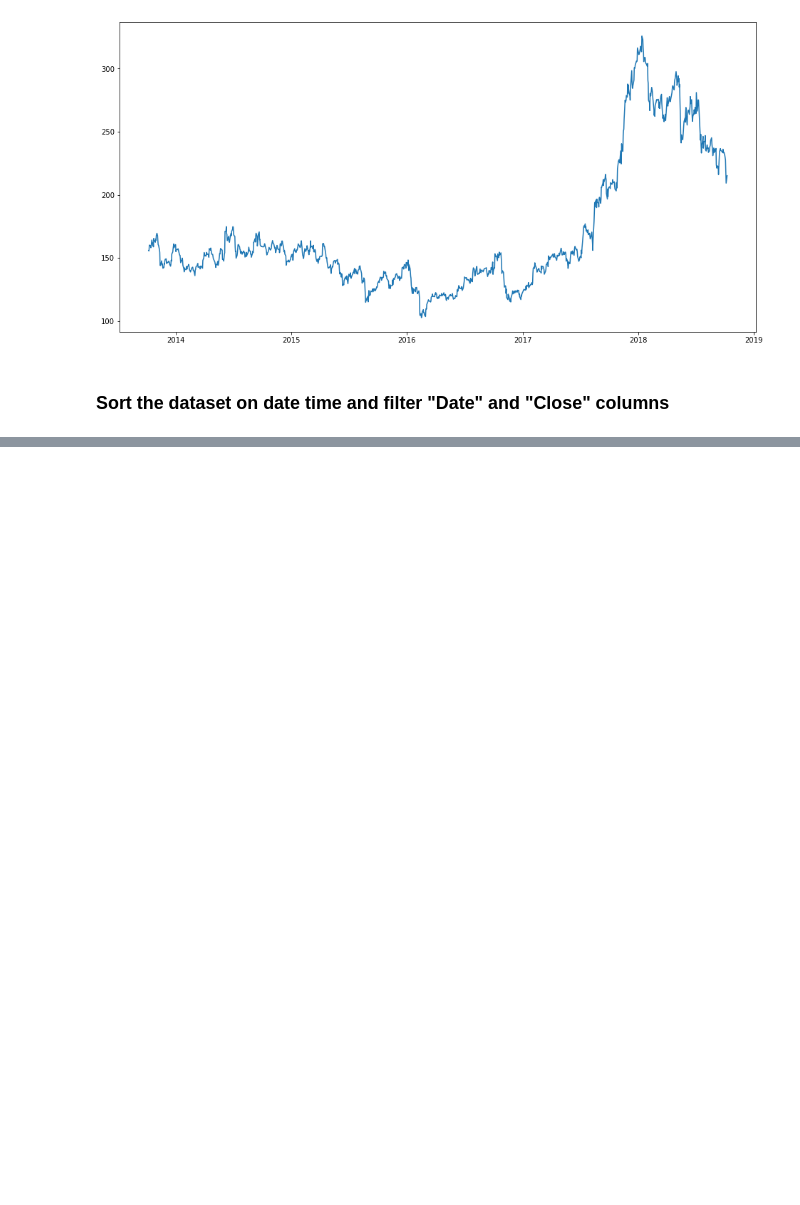
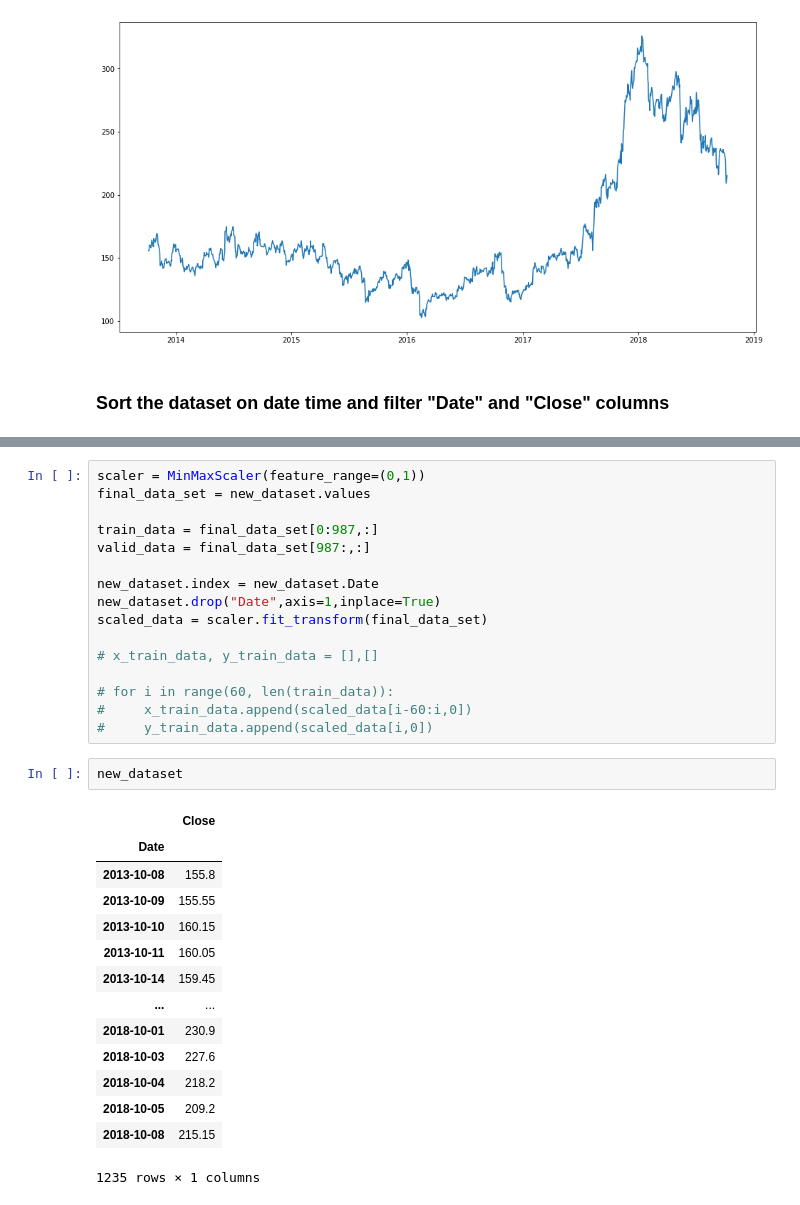
Before and after one commit to jamesleocodes/machine_learning_projects-mini-, a Jupyter notebook: Stock_price_prediction/stock_prediction.ipynb, the cells around one changed output, grey strips where cells are left out. Saved outputs shown, nothing was run; the diff lists cells and outputs as text; blank space fills up the shorter version.

```diff
--- a/Stock_price_prediction/stock_prediction.ipynb
+++ b/Stock_price_prediction/stock_prediction.ipynb
@@ -49,0 +68,33 @@ for i in range(0, len(data)):
+# %%
+scaler = MinMaxScaler(feature_range=(0,1))
+final_data_set = new_dataset.values
+
+train_data = final_data_set[0:987,:]
+valid_data = final_data_set[987:,:]
+
+new_dataset.index = new_dataset.Date
+new_dataset.drop("Date",axis=1,inplace=True)
+scaled_data = scaler.fit_transform(final_data_set)
+
+# x_train_data, y_train_data = [],[]
+
+# for i in range(60, len(train_data)):
+#     x_train_data.append(scaled_data[i-60:i,0])
+#     y_train_data.append(scaled_data[i,0])
+# %%
+new_dataset
+# %% [output]
+|  | Close |
+| Date |  |
+| 2013-10-08 | 155.8 |
+| 2013-10-09 | 155.55 |
+| 2013-10-10 | 160.15 |
+| 2013-10-11 | 160.05 |
+| 2013-10-14 | 159.45 |
+| ... | ... |
+| 2018-10-01 | 230.9 |
+| 2018-10-03 | 227.6 |
+| 2018-10-04 | 218.2 |
+| 2018-10-05 | 209.2 |
+| 2018-10-08 | 215.15 |
+1235 rows × 1 columns
```
Also changed, not shown: parts of 6 cells of this notebook, 1 other file.
